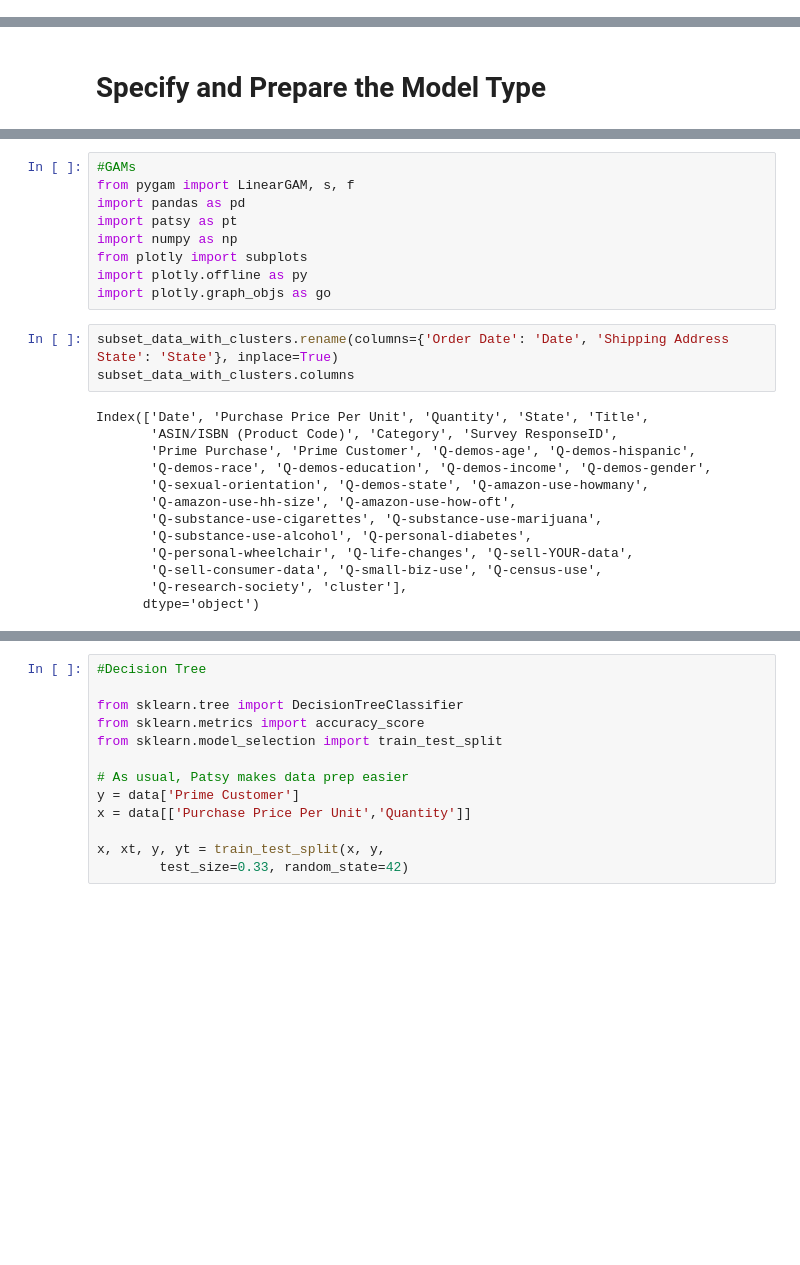
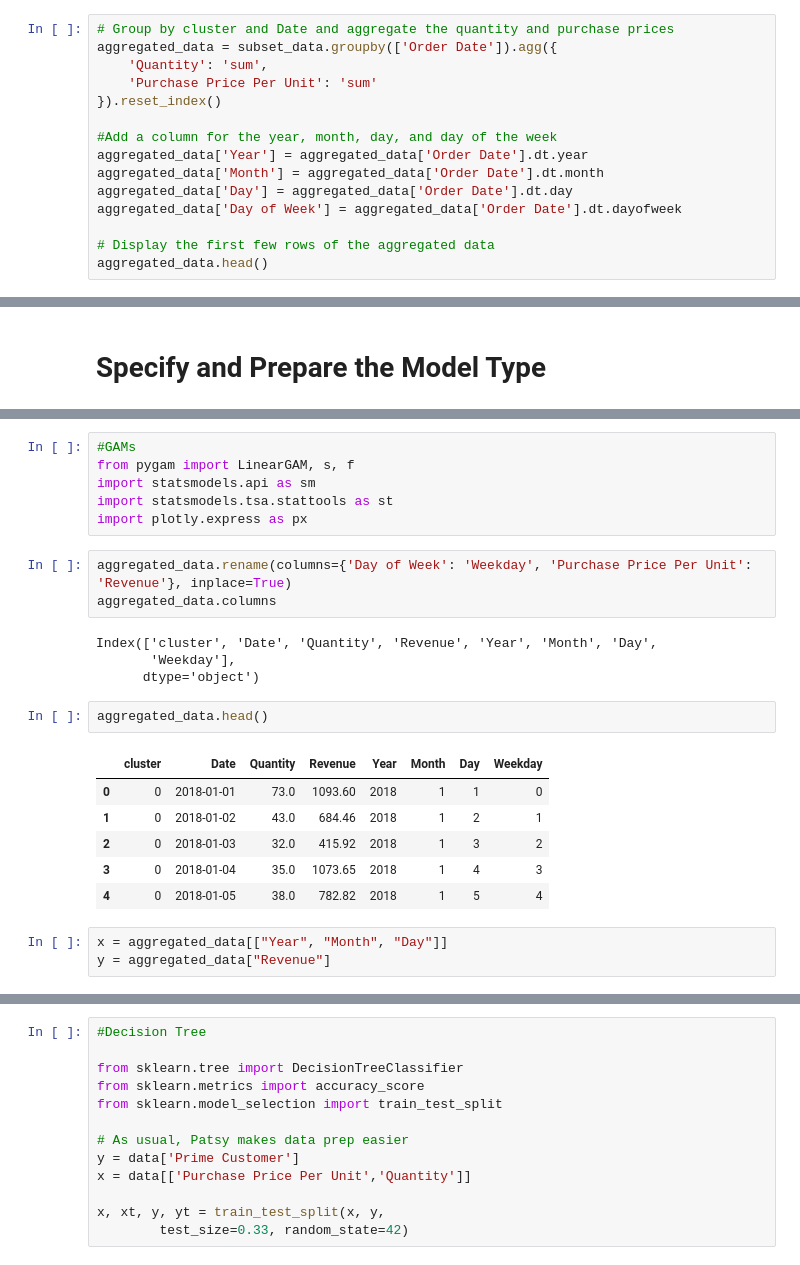
Before and after one commit to oliviermizero/BusinessForecastingProject, a Jupyter notebook: workflow.ipynb, the cells around one changed output, grey strips where cells are left out. Cells and saved outputs as stored; diff of their text form; blank space fills up the shorter version.

```diff
--- a/workflow.ipynb
+++ b/workflow.ipynb
@@ -238,2 +254,17 @@ subset_data_with_clusters.shape
 # %%
 subset_data_with_clusters.to_csv('subset_data_with_clusters.csv', index=False)
+# %%
+# Group by cluster and Date and aggregate the quantity and purchase prices
+aggregated_data = subset_data.groupby(['Order Date']).agg({
+    'Quantity': 'sum',
+    'Purchase Price Per Unit': 'sum'
+}).reset_index()
+
+#Add a column for the year, month, day, and day of the week
+aggregated_data['Year'] = aggregated_data['Order Date'].dt.year
+aggregated_data['Month'] = aggregated_data['Order Date'].dt.month
+aggregated_data['Day'] = aggregated_data['Order Date'].dt.day
+aggregated_data['Day of Week'] = aggregated_data['Order Date'].dt.dayofweek
+
+# Display the first few rows of the aggregated data
+aggregated_data.head()
@@ -246,25 +331,25 @@ Clustering for dimension reduction
 # %%
 #GAMs
 from pygam import LinearGAM, s, f
-import pandas as pd
-import patsy as pt
-import numpy as np
-from plotly import subplots
-import plotly.offline as py
-import plotly.graph_objs as go
+import statsmodels.api as sm
+import statsmodels.tsa.stattools as st
+import plotly.express as px
-# %%
-subset_data_with_clusters.rename(columns={'Order Date': 'Date', 'Shipping Address State': 'State'}, inplace=True)
-subset_data_with_clusters.columns
-# %% [output]
-Index(['Date', 'Purchase Price Per Unit', 'Quantity', 'State', 'Title',
-       'ASIN/ISBN (Product Code)', 'Category', 'Survey ResponseID',
-       'Prime Purchase', 'Prime Customer', 'Q-demos-age', 'Q-demos-hispanic',
-       'Q-demos-race', 'Q-demos-education', 'Q-demos-income', 'Q-demos-gender',
-       'Q-sexual-orientation', 'Q-demos-state', 'Q-amazon-use-howmany',
-       'Q-amazon-use-hh-size', 'Q-amazon-use-how-oft',
-       'Q-substance-use-cigarettes', 'Q-substance-use-marijuana',
-       'Q-substance-use-alcohol', 'Q-personal-diabetes',
-       'Q-personal-wheelchair', 'Q-life-changes', 'Q-sell-YOUR-data',
-       'Q-sell-consumer-data', 'Q-small-biz-use', 'Q-census-use',
-       'Q-research-society', 'cluster'],
-      dtype='object')
+# %%
+aggregated_data.rename(columns={'Day of Week': 'Weekday', 'Purchase Price Per Unit': 'Revenue'}, inplace=True)
+aggregated_data.columns
+# %% [output]
+Index(['cluster', 'Date', 'Quantity', 'Revenue', 'Year', 'Month', 'Day',
+       'Weekday'],
+      dtype='object')
+# %%
+aggregated_data.head()
+# %% [output]
+|  | cluster | Date | Quantity | Revenue | Year | Month | Day | Weekday |
+| 0 | 0 | 2018-01-01 | 73.0 | 1093.60 | 2018 | 1 | 1 | 0 |
+| 1 | 0 | 2018-01-02 | 43.0 | 684.46 | 2018 | 1 | 2 | 1 |
+| 2 | 0 | 2018-01-03 | 32.0 | 415.92 | 2018 | 1 | 3 | 2 |
+| 3 | 0 | 2018-01-04 | 35.0 | 1073.65 | 2018 | 1 | 4 | 3 |
+| 4 | 0 | 2018-01-05 | 38.0 | 782.82 | 2018 | 1 | 5 | 4 |
+# %%
+x = aggregated_data[["Year", "Month", "Day"]]
+y = aggregated_data["Revenue"]
```
Also changed, not shown: parts of 15 cells of this notebook.
